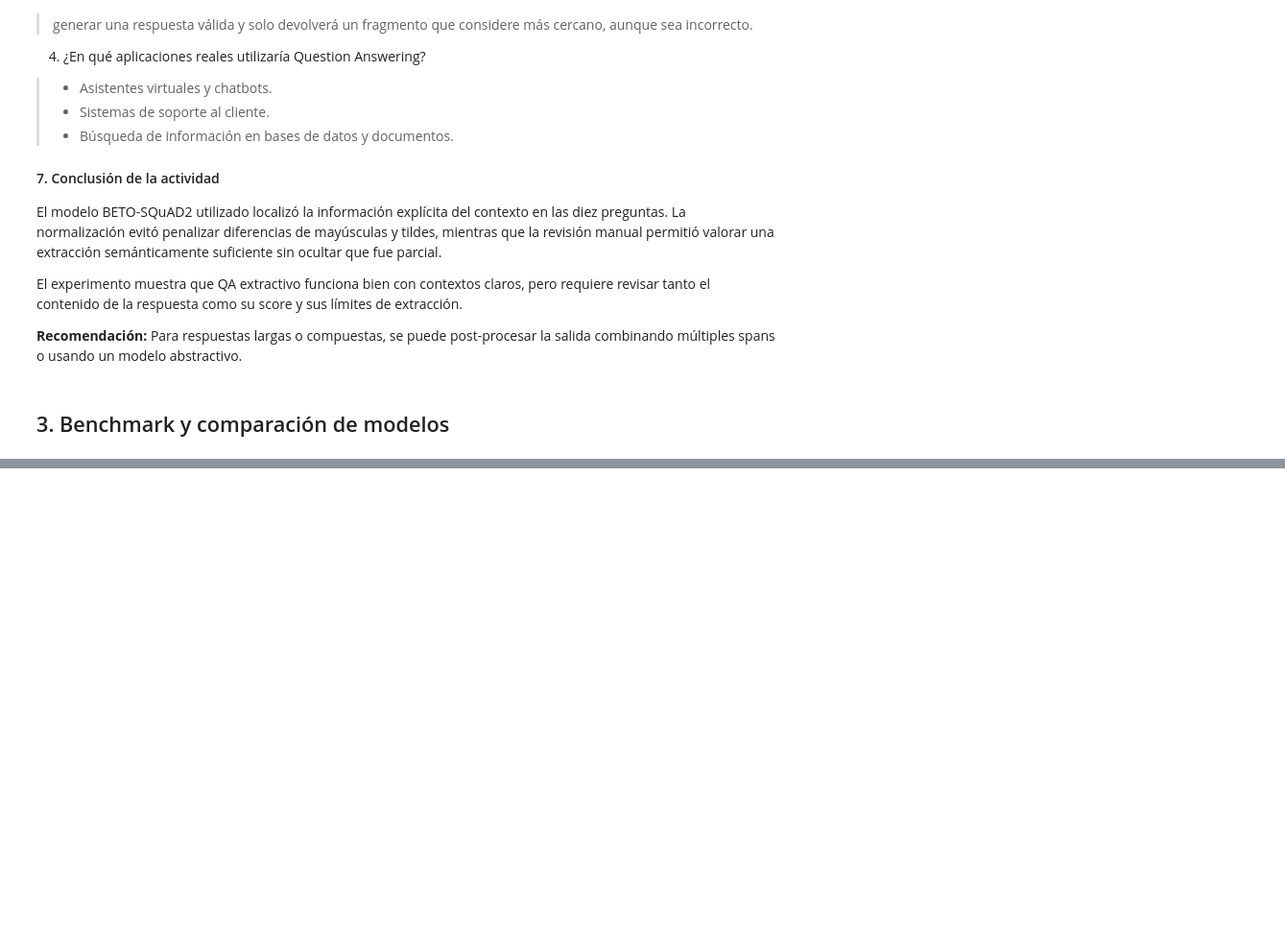
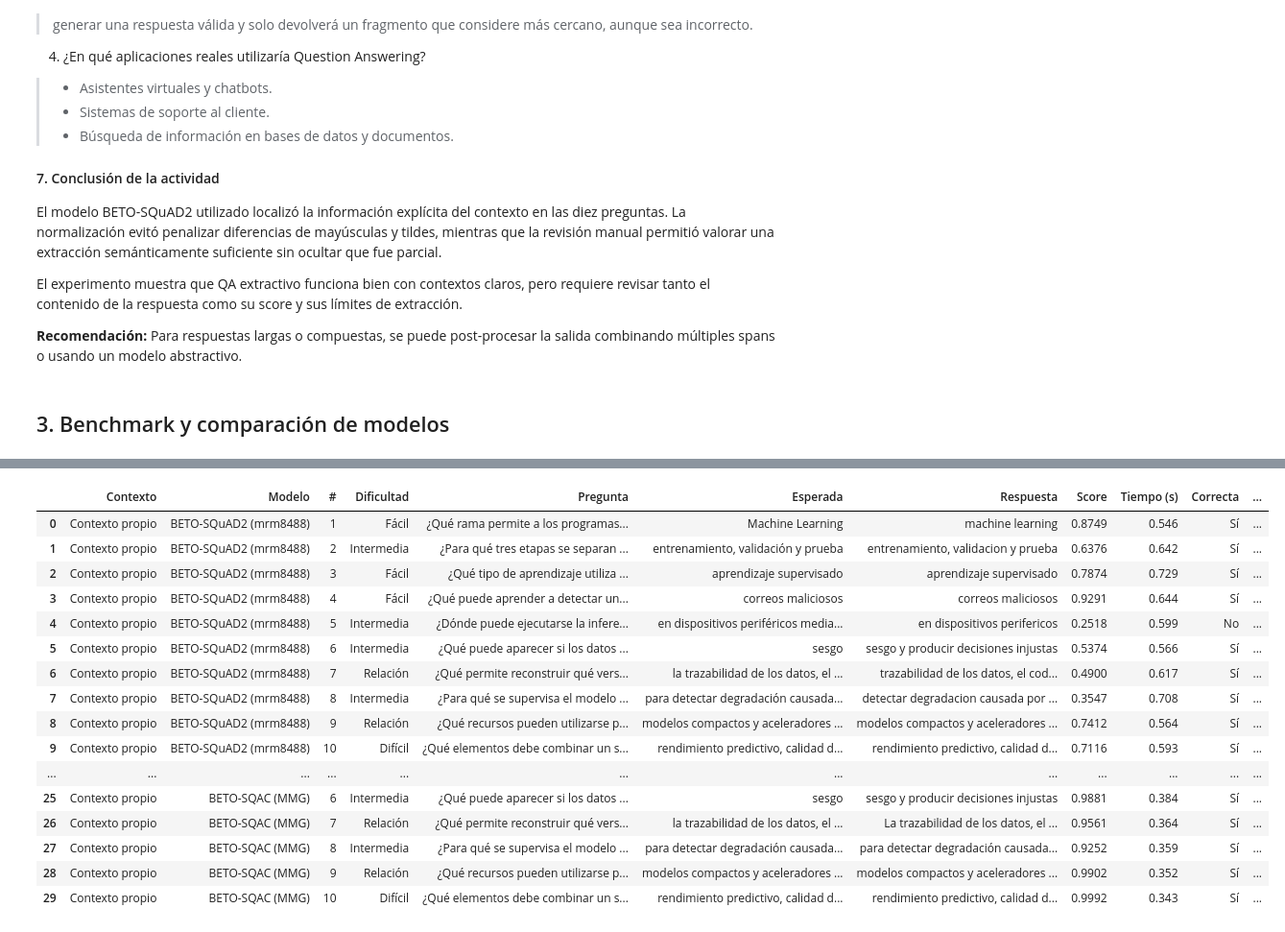
Before and after one commit to abner-rivas/Laboratorio---ML, a Jupyter notebook: laboratorio_ml_qa.ipynb, the cells around one changed output, grey strips where cells are left out. Shown at 96% size. Cells and saved outputs as stored; diff of their text form; code cells hidden in the pictures; blank space fills up the shorter version.

```diff
--- a/laboratorio_ml_qa.ipynb
+++ b/laboratorio_ml_qa.ipynb
@@ -826,0 +828,17 @@ combinando múltiples spans o usando un modelo abstractivo.
+# %%
+# ---------------------------------------------------
+# Modelos a comparar
+# ---------------------------------------------------
+
+modelos = {
+    "BETO-SQuAD2 (mrm8488)":
+    "mrm8488/bert-base-spanish-wwm-cased-finetuned-spa-squad2-es",
+
+    "BETO-SQuAD2 (MMG)":
+    "MMG/bert-base-spanish-wwm-cased-finetuned-squad2-es",
+
+    "BETO-SQAC (MMG)":
+    "MMG/bert-base-spanish-wwm-cased-finetuned-sqac"
+}
+
+modelos
@@ -826,0 +943,13 @@ combinando múltiples spans o usando un modelo abstractivo.
+# %%
+# ---------------------------------------------------
+# Evaluación con el contexto propio y las 10 preguntas
+# ---------------------------------------------------
+
+df_contexto_propio = evaluar_modelos(
+    modelos,
+    contexto_propio,
+    preguntas_contexto,
+    nombre_contexto="Contexto propio"
+)
+
+print(f"Registros generados: {len(df_contexto_propio)}")
@@ -826,0 +973,24 @@ combinando múltiples spans o usando un modelo abstractivo.
+# %%
+# ---------------------------------------------------
+# Tabla de resultados: contexto propio
+# ---------------------------------------------------
+
+display(df_contexto_propio.style.format({"Score": "{:.4f}", "Tiempo (s)": "{:.3f}"}))
+# %% [output]
+|  | Contexto | Modelo | # | Dificultad | Pregunta | Esperada | Respuesta | Score | Tiempo (s) | Correcta | ... |
+| 0 | Contexto propio | BETO-SQuAD2 (mrm8488) | 1 | Fácil | ¿Qué rama permite a los programas... | Machine Learning | machine learning | 0.8749 | 0.546 | Sí | ... |
+| 1 | Contexto propio | BETO-SQuAD2 (mrm8488) | 2 | Intermedia | ¿Para qué tres etapas se separan ... | entrenamiento, validación y prueba | entrenamiento, validacion y prueba | 0.6376 | 0.642 | Sí | ... |
+| 2 | Contexto propio | BETO-SQuAD2 (mrm8488) | 3 | Fácil | ¿Qué tipo de aprendizaje utiliza ... | aprendizaje supervisado | aprendizaje supervisado | 0.7874 | 0.729 | Sí | ... |
+| 3 | Contexto propio | BETO-SQuAD2 (mrm8488) | 4 | Fácil | ¿Qué puede aprender a detectar un... | correos maliciosos | correos maliciosos | 0.9291 | 0.644 | Sí | ... |
+| 4 | Contexto propio | BETO-SQuAD2 (mrm8488) | 5 | Intermedia | ¿Dónde puede ejecutarse la infere... | en dispositivos periféricos media... | en dispositivos perifericos | 0.2518 | 0.599 | No | ... |
+| 5 | Contexto propio | BETO-SQuAD2 (mrm8488) | 6 | Intermedia | ¿Qué puede aparecer si los datos ... | sesgo | sesgo y producir decisiones injustas | 0.5374 | 0.566 | Sí | ... |
+| 6 | Contexto propio | BETO-SQuAD2 (mrm8488) | 7 | Relación | ¿Qué permite reconstruir qué vers... | la trazabilidad de los datos, el ... | trazabilidad de los datos, el cod... | 0.4900 | 0.617 | Sí | ... |
+| 7 | Contexto propio | BETO-SQuAD2 (mrm8488) | 8 | Intermedia | ¿Para qué se supervisa el modelo ... | para detectar degradación causada... | detectar degradacion causada por ... | 0.3547 | 0.708 | Sí | ... |
+| 8 | Contexto propio | BETO-SQuAD2 (mrm8488) | 9 | Relación | ¿Qué recursos pueden utilizarse p... | modelos compactos y aceleradores ... | modelos compactos y aceleradores ... | 0.7412 | 0.564 | Sí | ... |
+| 9 | Contexto propio | BETO-SQuAD2 (mrm8488) | 10 | Difícil | ¿Qué elementos debe combinar un s... | rendimiento predictivo, calidad d... | rendimiento predictivo, calidad d... | 0.7116 | 0.593 | Sí | ... |
+| ... | ... | ... | ... | ... | ... | ... | ... | ... | ... | ... | ... |
+| 25 | Contexto propio | BETO-SQAC (MMG) | 6 | Intermedia | ¿Qué puede aparecer si los datos ... | sesgo | sesgo y producir decisiones injustas | 0.9881 | 0.384 | Sí | ... |
+| 26 | Contexto propio | BETO-SQAC (MMG) | 7 | Relación | ¿Qué permite reconstruir qué vers... | la trazabilidad de los datos, el ... | La trazabilidad de los datos, el ... | 0.9561 | 0.364 | Sí | ... |
+| 27 | Contexto propio | BETO-SQAC (MMG) | 8 | Intermedia | ¿Para qué se supervisa el modelo ... | para detectar degradación causada... | para detectar degradación causada... | 0.9252 | 0.359 | Sí | ... |
+| 28 | Contexto propio | BETO-SQAC (MMG) | 9 | Relación | ¿Qué recursos pueden utilizarse p... | modelos compactos y aceleradores ... | modelos compactos y aceleradores ... | 0.9902 | 0.352 | Sí | ... |
+| 29 | Contexto propio | BETO-SQAC (MMG) | 10 | Difícil | ¿Qué elementos debe combinar un s... | rendimiento predictivo, calidad d... | rendimiento predictivo, calidad d... | 0.9992 | 0.343 | Sí | ... |
```
Also changed, not shown: parts of 29 cells of this notebook, 1 other file.
